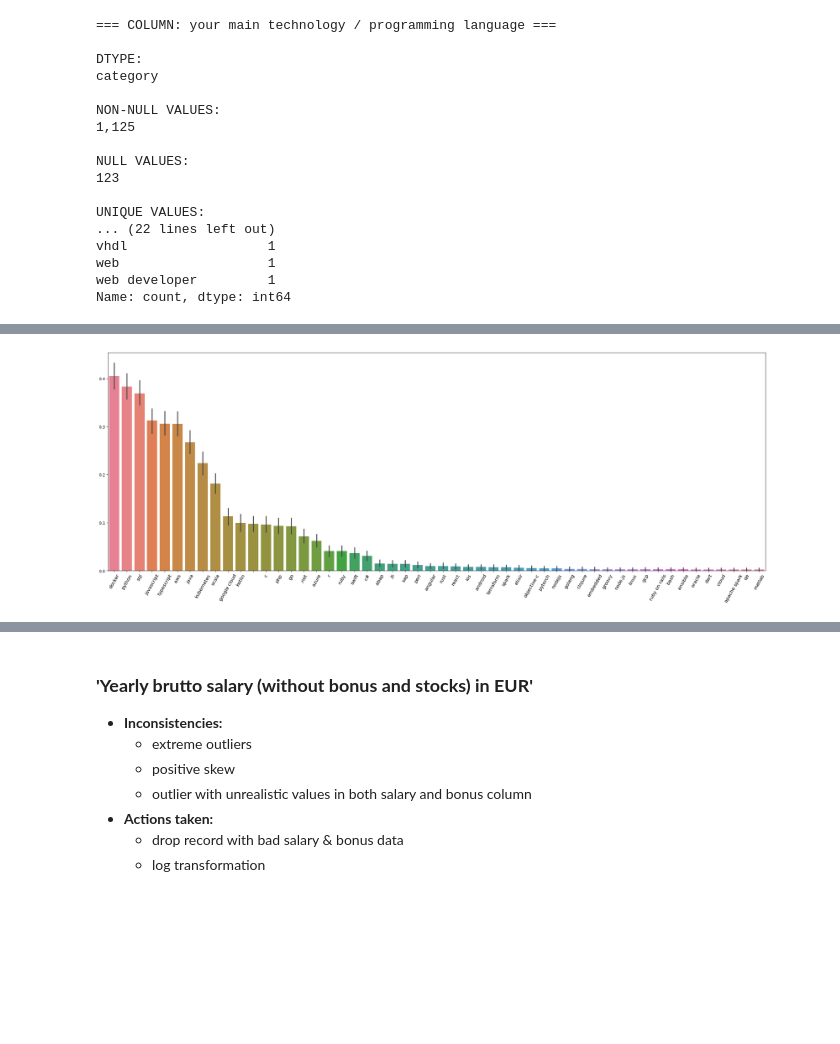
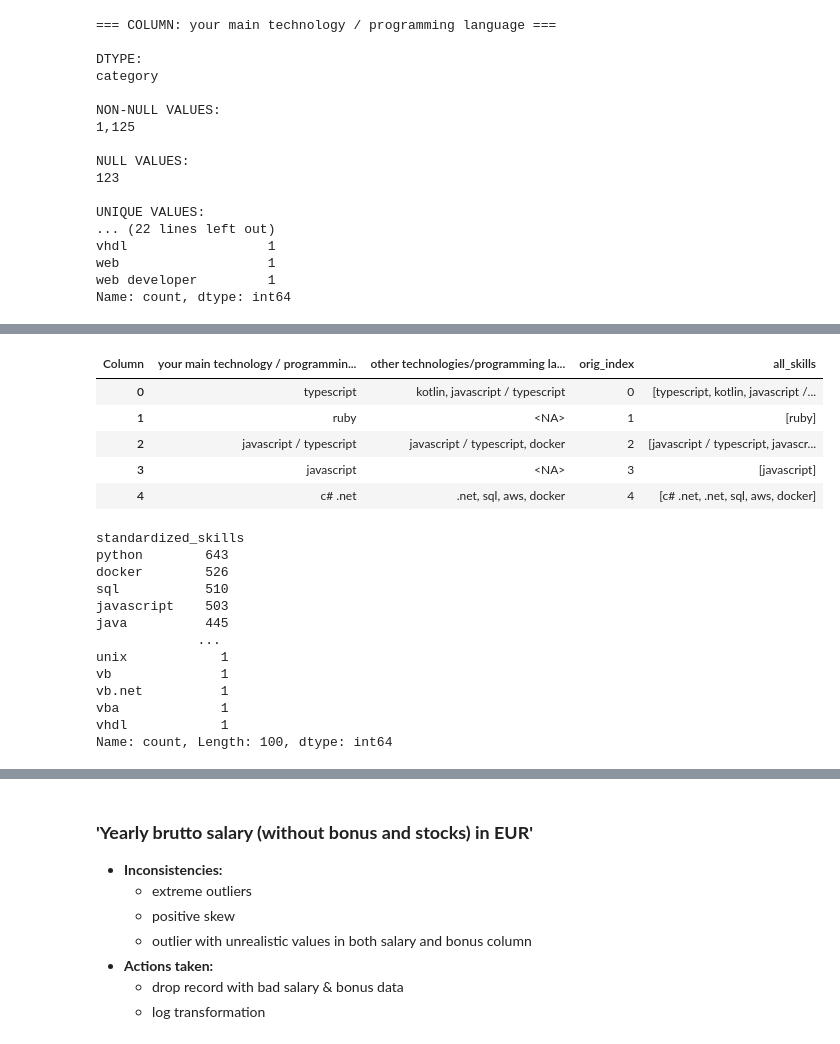
Before and after one commit to AkeemSemperDataScience/3950-assignment-2-mlsiebold, a Jupyter notebook: START_Asn_2.ipynb, the cells around one changed output, grey strips where cells are left out. Saved outputs shown, nothing was run; the diff lists cells and outputs as text; code cells hidden in the pictures; blank space fills up the shorter version.

```diff
--- a/START_Asn_2.ipynb
+++ b/START_Asn_2.ipynb
@@ -1632,8 +1218,22 @@ skills_encoded = skills_encoded[cols_to_keep]
-# %%
-# Check counts
-
-plt.figure(figsize=(30, 10))
-sns.barplot(skills_encoded)
-plt.xticks(rotation=60, fontsize=12);
-# %% [output]
-[figure, removed]
+# %%
+# Create temp df for tech skills
+
+main_skills = 'your main technology / programming language'
+other_skills = 'other technologies/programming languages you use often'
+
+# Create df
+df_skills = df[[main_skills, other_skills]].copy()
+
+# Preserve index
+df_skills['orig_index'] = df.index
+
+# Combine skills into one column
+df_skills['all_skills'] = df[[main_skills, other_skills]].apply(lambda row: [s for s in row if pd.notna(s)], axis=1)
+df_skills.head()
+# %% [output]
+| Column | your main technology / programmin... | other technologies/programming la... | orig_index | all_skills |
+| 0 | typescript | kotlin, javascript / typescript | 0 | [typescript, kotlin, javascript /... |
+| 1 | ruby | <NA> | 1 | [ruby] |
+| 2 | javascript / typescript | javascript / typescript, docker | 2 | [javascript / typescript, javascr... |
+| 3 | javascript | <NA> | 3 | [javascript] |
+| 4 | c# .net | .net, sql, aws, docker | 4 | [c# .net, .net, sql, aws, docker] |
@@ -1639,0 +1527,18 @@ plt.xticks(rotation=60, fontsize=12);
+# %%
+# Check distribution
+
+df_exploded['standardized_skills'].value_counts()
+# %% [output]
+standardized_skills
+python        643
+docker        526
+sql           510
+javascript    503
+java          445
+             ...
+unix            1
+vb              1
+vb.net          1
+vba             1
+vhdl            1
+Name: count, Length: 100, dtype: int64
```
Also changed, not shown: parts of 38 cells of this notebook.
